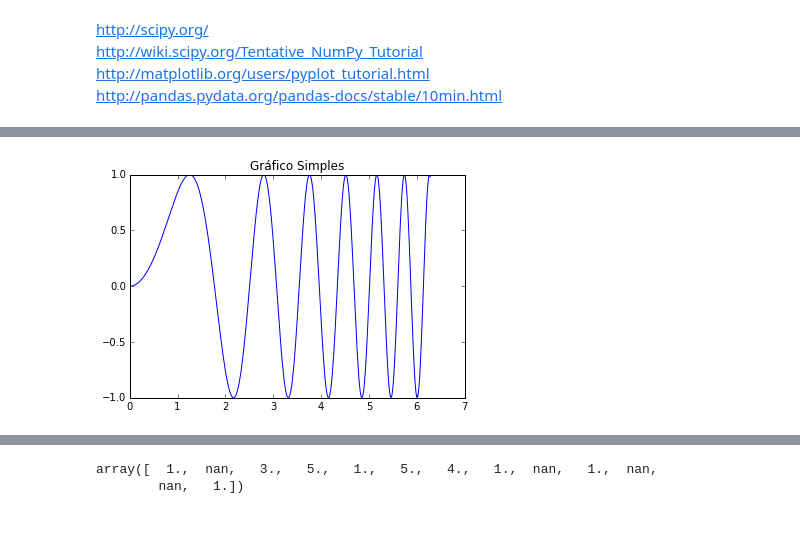
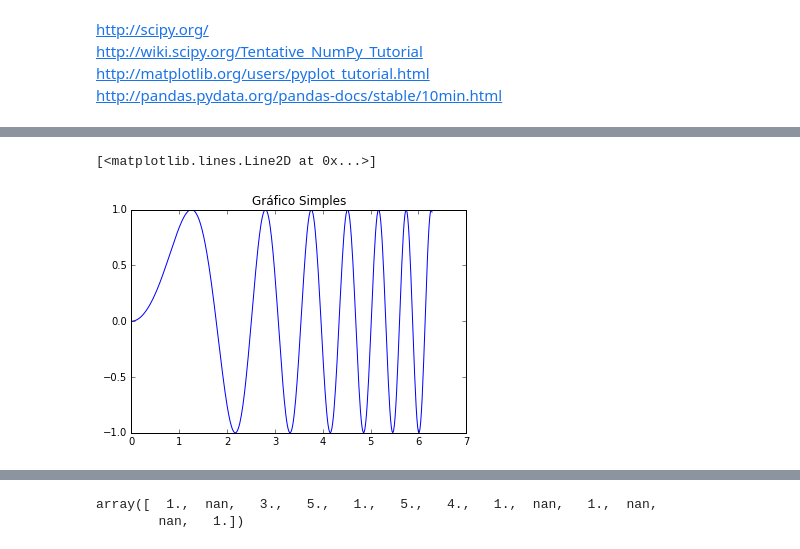
Before and after one commit to FGV-EMAp/FGV_Programming_Languages, a Jupyter notebook: Aula_8_Numpy_Matplotlib.ipynb, the cells around one changed output, grey strips where cells are left out. Cells and saved outputs as stored; diff of their text form; code cells hidden in the pictures.

```diff
--- a/Aula_8_Numpy_Matplotlib.ipynb
+++ b/Aula_8_Numpy_Matplotlib.ipynb
@@ -45,13 +51,14 @@ y = np.sin(x ** 2)
 # %%
 #plt.plot(x,y)
 #plt.title('Outro título')
 
 f, ax = plt.subplots()
-ax.set_title('Gráfico Simples')
+ax.set_title('Gráfico Sipltes')
 ax.plot(x, y)
-plt.show()
+#plt.show()
 # %% [output]
+[<matplotlib.lines.Line2D at 0x...>]
-[figure, old version]
+[figure, new version]
 # %%
 ax = plt.subplot(111)
 
```
Also changed, not shown: parts of 17 cells of this notebook.
